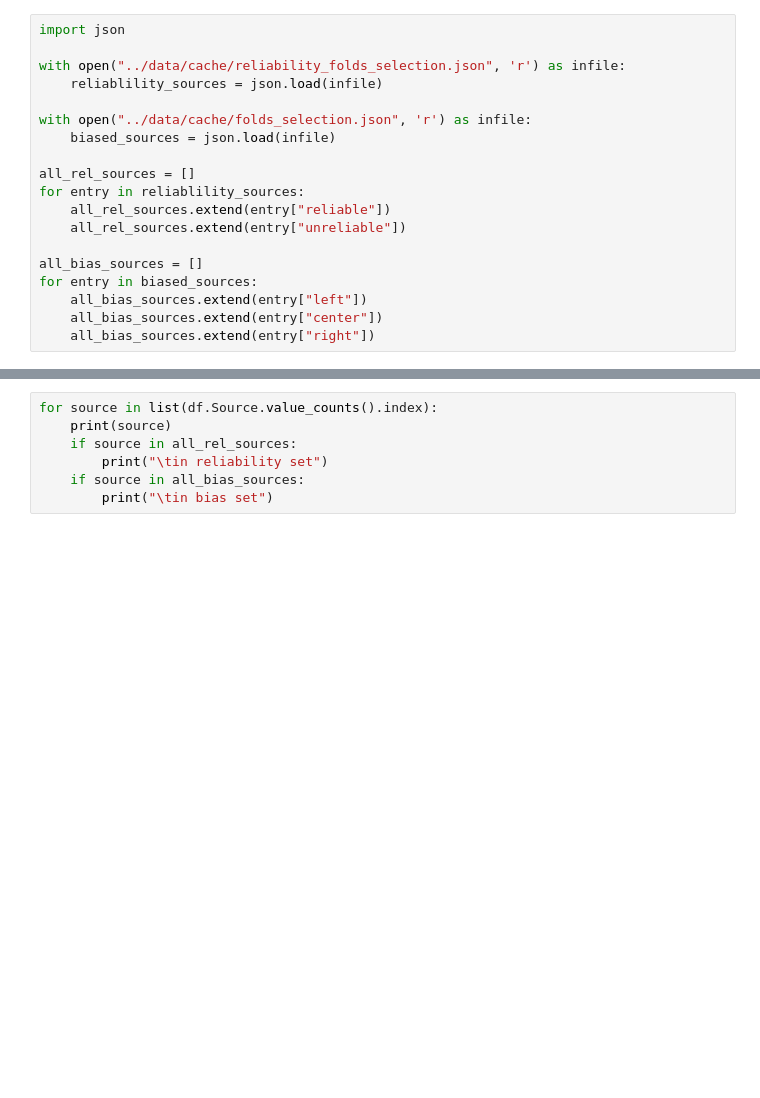
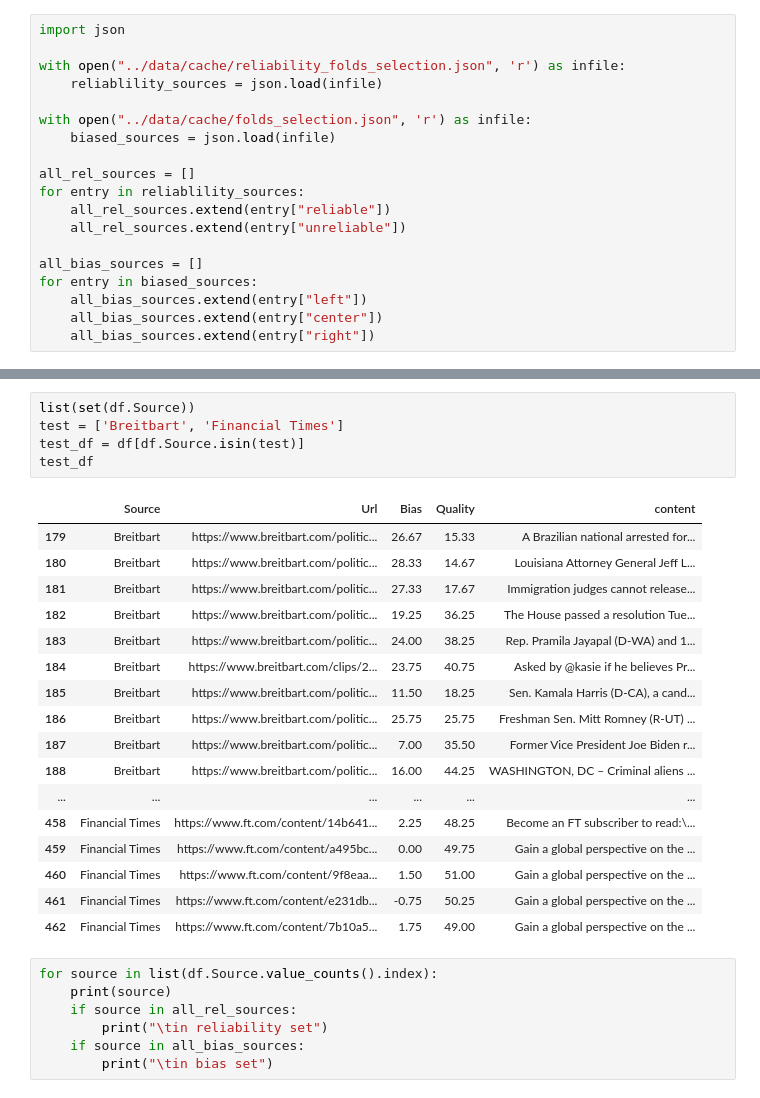
Before and after one commit to WarmCyan/news-bias-research, a Jupyter notebook: notebooks/13_ArticleLevel.ipynb, the cells around one changed output, grey strips where cells are left out. Cells and saved outputs as stored; diff of their text form; blank space fills up the shorter version.

```diff
--- a/notebooks/13_ArticleLevel.ipynb
+++ b/notebooks/13_ArticleLevel.ipynb
@@ -223,3 +267,26 @@ print(all_rel_sources)
+# %%
+list(set(df.Source))
+test = ['Breitbart', 'Financial Times']
+test_df = df[df.Source.isin(test)]
+test_df
+# %% [output]
+|  | Source | Url | Bias | Quality | content |
+| 179 | Breitbart | https://www.breitbart.com/politic... | 26.67 | 15.33 | A Brazilian national arrested for... |
+| 180 | Breitbart | https://www.breitbart.com/politic... | 28.33 | 14.67 | Louisiana Attorney General Jeff L... |
+| 181 | Breitbart | https://www.breitbart.com/politic... | 27.33 | 17.67 | Immigration judges cannot release... |
+| 182 | Breitbart | https://www.breitbart.com/politic... | 19.25 | 36.25 | The House passed a resolution Tue... |
+| 183 | Breitbart | https://www.breitbart.com/politic... | 24.00 | 38.25 | Rep. Pramila Jayapal (D-WA) and 1... |
+| 184 | Breitbart | https://www.breitbart.com/clips/2... | 23.75 | 40.75 | Asked by @kasie if he believes Pr... |
+| 185 | Breitbart | https://www.breitbart.com/politic... | 11.50 | 18.25 | Sen. Kamala Harris (D-CA), a cand... |
+| 186 | Breitbart | https://www.breitbart.com/politic... | 25.75 | 25.75 | Freshman Sen. Mitt Romney (R-UT) ... |
+| 187 | Breitbart | https://www.breitbart.com/politic... | 7.00 | 35.50 | Former Vice President Joe Biden r... |
+| 188 | Breitbart | https://www.breitbart.com/politic... | 16.00 | 44.25 | WASHINGTON, DC – Criminal aliens ... |
+| ... | ... | ... | ... | ... | ... |
+| 458 | Financial Times | https://www.ft.com/content/14b641... | 2.25 | 48.25 | Become an FT subscriber to read:\... |
+| 459 | Financial Times | https://www.ft.com/content/a495bc... | 0.00 | 49.75 | Gain a global perspective on the ... |
+| 460 | Financial Times | https://www.ft.com/content/9f8eaa... | 1.50 | 51.00 | Gain a global perspective on the ... |
+| 461 | Financial Times | https://www.ft.com/content/e231db... | -0.75 | 50.25 | Gain a global perspective on the ... |
+| 462 | Financial Times | https://www.ft.com/content/7b10a5... | 1.75 | 49.00 | Gain a global perspective on the ... |
 # %%
 for source in list(df.Source.value_counts().index):
     print(source)
```
Also changed, not shown: parts of 5 cells of this notebook, 7 other files.
